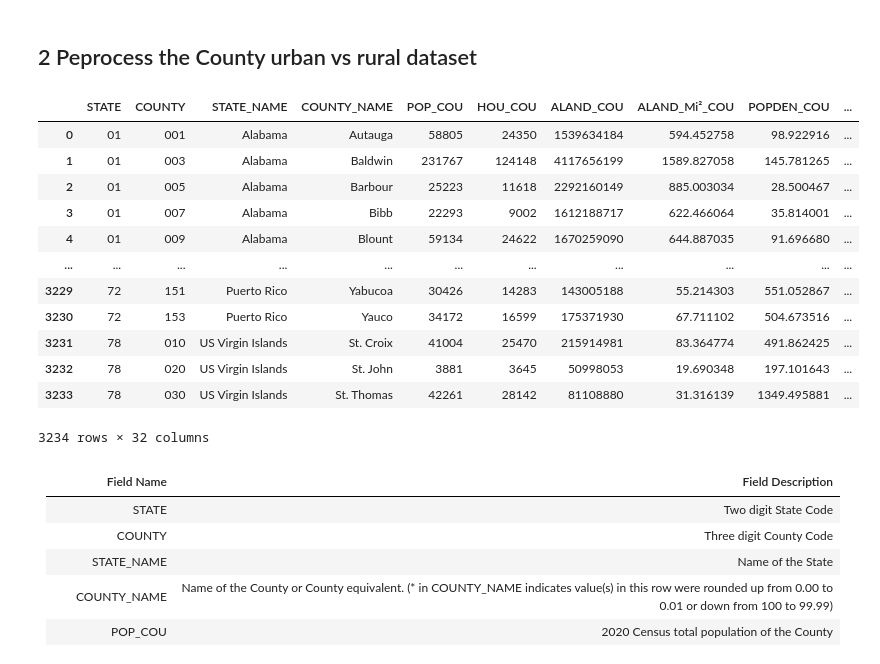
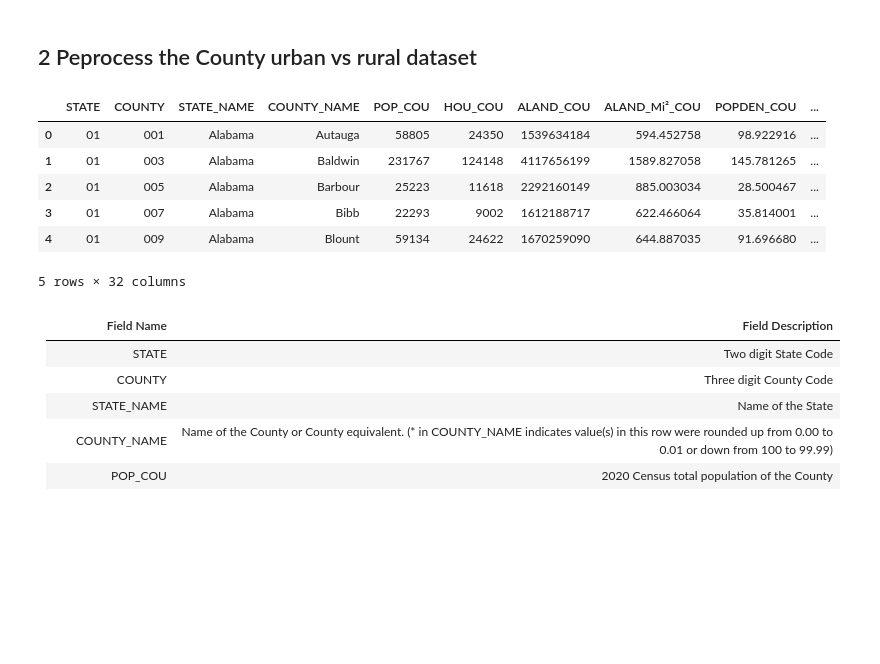
Before and after one commit to dereksgithub/cities_study_QM_Term_project, a Jupyter notebook: dataprocessing/spatial_geocode_processing.ipynb, the cells around one changed output. Cells and saved outputs as stored; diff of their text form; code cells hidden in the pictures; blank space fills up the shorter version.

```diff
--- a/dataprocessing/spatial_geocode_processing.ipynb
+++ b/dataprocessing/spatial_geocode_processing.ipynb
@@ -99,21 +95,15 @@ cdc_places
 # %%
 rural_v_urban_county = pd.read_excel(r'/mnt/d/OneDrive - University College London/T1/CASA0007/0. Research Project/cleaned_data/2020_UA_COUNTY.xlsx', sheet_name = '2020_UA_COUNTY')
 # %%
-rural_v_urban_county
+rural_v_urban_county.head()
 # %% [output]
 |  | STATE | COUNTY | STATE_NAME | COUNTY_NAME | POP_COU | HOU_COU | ALAND_COU | ALAND_Mi²_COU | POPDEN_COU | ... |
 | 0 | 01 | 001 | Alabama | Autauga | 58805 | 24350 | 1539634184 | 594.452758 | 98.922916 | ... |
 | 1 | 01 | 003 | Alabama | Baldwin | 231767 | 124148 | 4117656199 | 1589.827058 | 145.781265 | ... |
 | 2 | 01 | 005 | Alabama | Barbour | 25223 | 11618 | 2292160149 | 885.003034 | 28.500467 | ... |
 | 3 | 01 | 007 | Alabama | Bibb | 22293 | 9002 | 1612188717 | 622.466064 | 35.814001 | ... |
 | 4 | 01 | 009 | Alabama | Blount | 59134 | 24622 | 1670259090 | 644.887035 | 91.696680 | ... |
-| ... | ... | ... | ... | ... | ... | ... | ... | ... | ... | ... |
-| 3229 | 72 | 151 | Puerto Rico | Yabucoa | 30426 | 14283 | 143005188 | 55.214303 | 551.052867 | ... |
-| 3230 | 72 | 153 | Puerto Rico | Yauco | 34172 | 16599 | 175371930 | 67.711102 | 504.673516 | ... |
-| 3231 | 78 | 010 | US Virgin Islands | St. Croix | 41004 | 25470 | 215914981 | 83.364774 | 491.862425 | ... |
-| 3232 | 78 | 020 | US Virgin Islands | St. John | 3881 | 3645 | 50998053 | 19.690348 | 197.101643 | ... |
-| 3233 | 78 | 030 | US Virgin Islands | St. Thomas | 42261 | 28142 | 81108880 | 31.316139 | 1349.495881 | ... |
-3234 rows × 32 columns
+5 rows × 32 columns
 # %%
 rural_v_urban_county['STATE'] = rural_v_urban_county['STATE'].apply(lambda x: str(x).zfill(2))
 rural_v_urban_county['COUNTY'] = rural_v_urban_county['COUNTY'].apply(lambda x: str(x).zfill(3))
```
Also changed, not shown: parts of 17 cells of this notebook.
